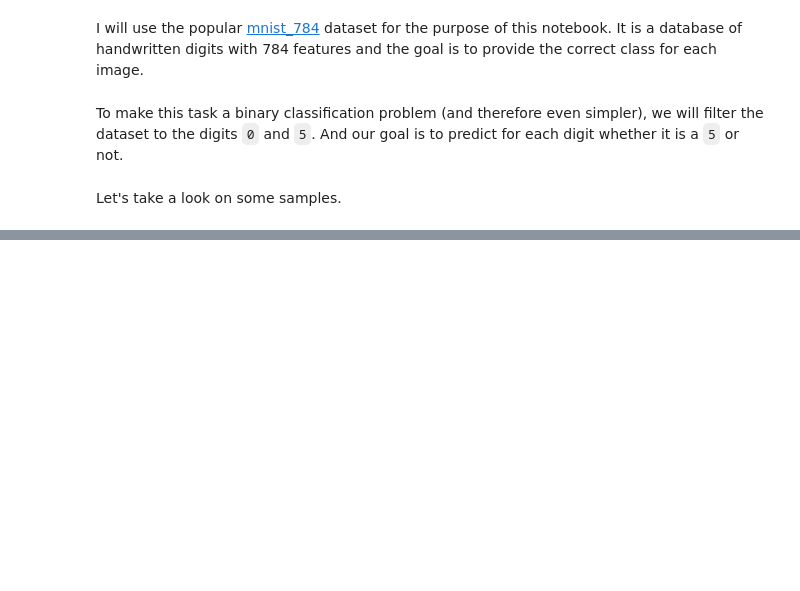
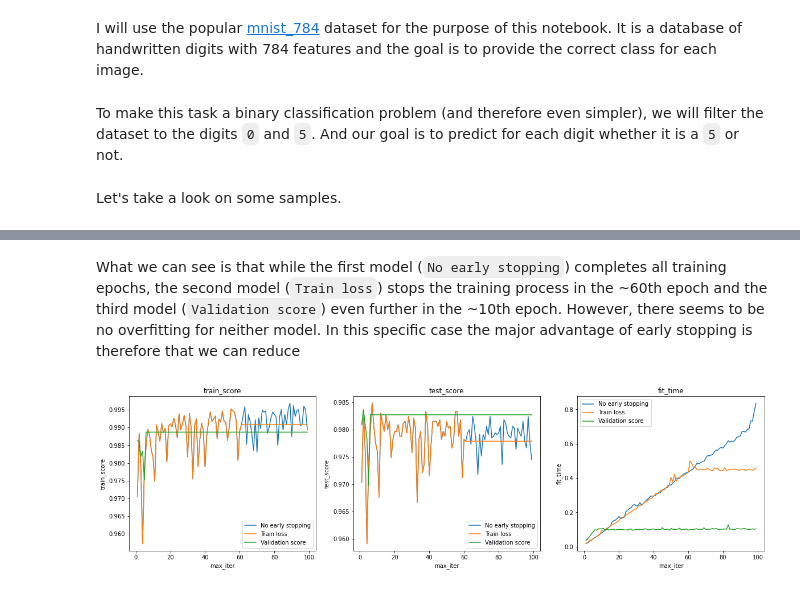
Before and after one commit to mwinterde/data-science-snippets, a Jupyter notebook: Early_Stopping_of_Stochastic_Gradient_Descent.ipynb, the cells around one changed output, grey strips where cells are left out. Cells and saved outputs as stored; diff of their text form; code cells hidden in the pictures; blank space fills up the shorter version.

Commit message:
Complete early stopping notebook

```diff
--- a/Early_Stopping_of_Stochastic_Gradient_Descent.ipynb
+++ b/Early_Stopping_of_Stochastic_Gradient_Descent.ipynb
@@ -15,8 +23,8 @@ X, y = fetch_openml('mnist_784', version=1, return_X_y=True, as_frame=False)
 To make this task a binary classification problem (and therefore even simpler), we will filter the dataset to the digits `0` and `5`. And our goal is to predict for each digit whether it is a `5` or not.
 # %%
 # Filter the dataset and recreate label
-filter_mask = np.isin(y, ['0', '5'])
-X, y = X[filter_mask], y[filter_mask]
+mask = np.isin(y, ['0', '5'])
+X, y = X[mask], y[mask]
 y = np.where(y == '5', 1, 0)
 # %% [markdown]
 Let's take a look on some  samples.
@@ -37,0 +91,23 @@ plt.show()
+# %% [markdown]
+What we can see is that while the first model (`No early stopping`) completes all training epochs, the second model (`Train loss`) stops the training process in the ~60th epoch and the third model (`Validation score`) even further in the ~10th epoch. However, there seems to be no overfitting for neither model. In this specific case the major advantage of early stopping is therefore that we can reduce
+# %%
+fig = plt.figure(figsize=(20, 5))
+
+ax1 = fig.add_subplot(131)
+ax1.set_title('train_score')
+g = sns.lineplot(x = 'max_iter', y = 'train_score', hue = 'name', data = results, ax = ax1)
+g.legend_.set_title(None)
+
+ax2 = fig.add_subplot(132)
+ax2.set_title('test_score')
+g = sns.lineplot(x = 'max_iter', y = 'test_score', hue = 'name', data = results, ax = ax2)
+g.legend_.set_title(None)
+
+ax3 = fig.add_subplot(133)
+ax3.set_title('fit_time')
+g = sns.lineplot(x = 'max_iter', y = 'fit_time', hue = 'name', data = results, ax = ax3)
+g.legend_.set_title(None)
+
+plt.show()
+# %% [output]
+[figure, added]
```
Also changed, not shown: parts of 8 cells of this notebook.
